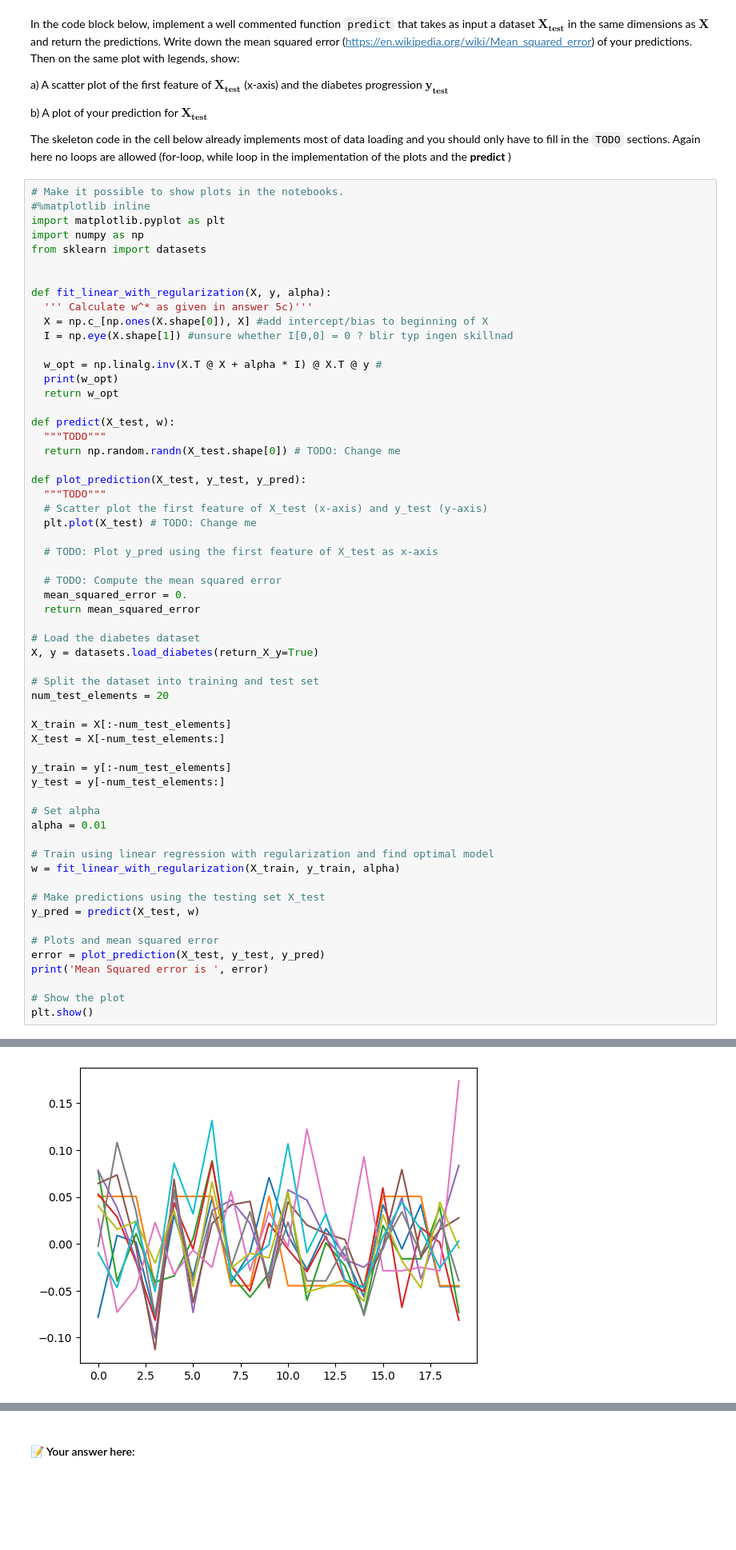
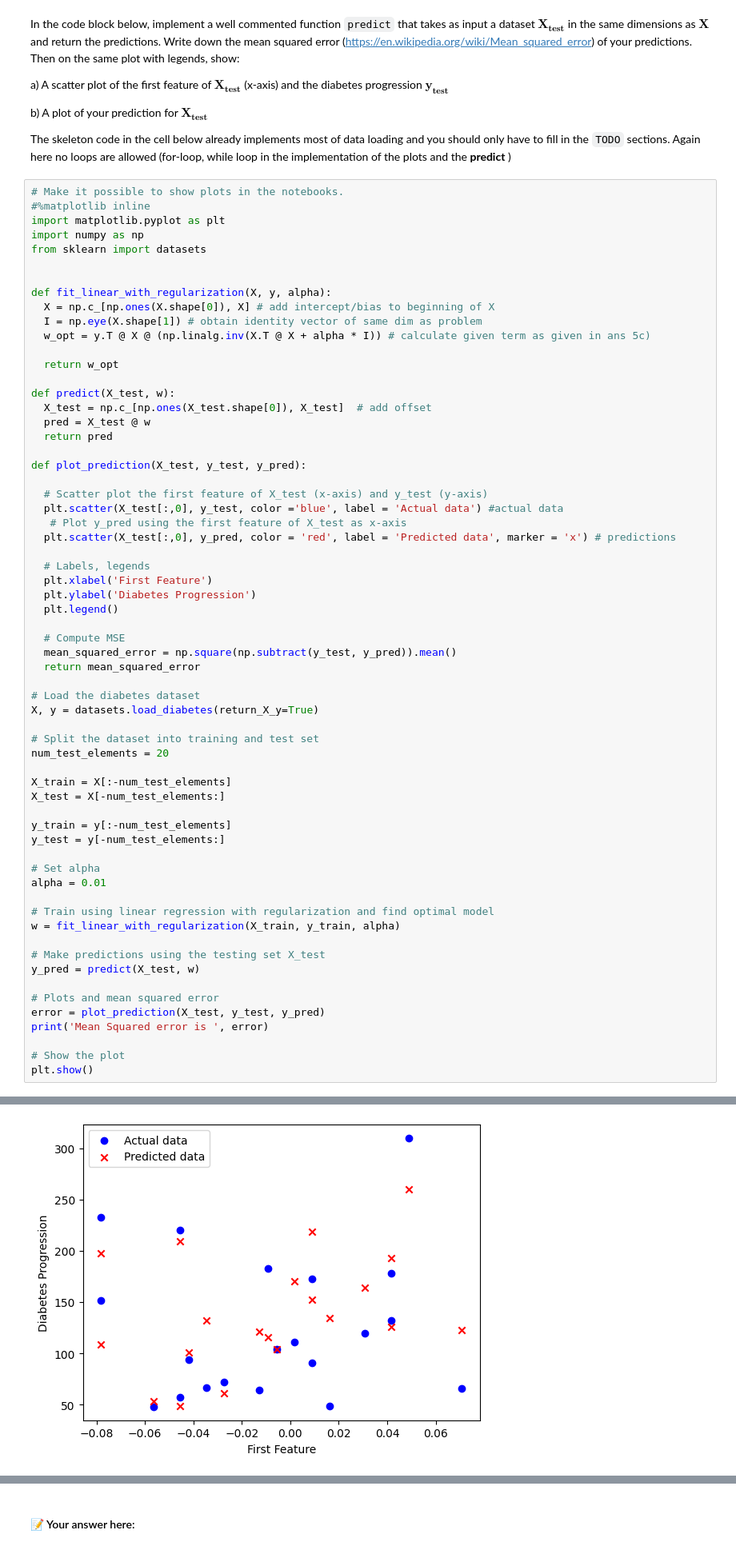
Before and after one commit to nils-led/TDA233, a Jupyter notebook: HW1_2025.ipynb, the cells around one changed output, grey strips where cells are left out. Shown: that part at 80% size. Saved outputs shown, nothing was run; the diff lists cells and outputs as text; blank space fills up the shorter version.

```diff
--- a/HW1_2025.ipynb
+++ b/HW1_2025.ipynb
@@ -300,27 +298,31 @@ from sklearn import datasets
 
 
 def fit_linear_with_regularization(X, y, alpha):
-  ''' Calculate w^* as given in answer 5c)'''
-  X = np.c_[np.ones(X.shape[0]), X] #add intercept/bias to beginning of X
-  I = np.eye(X.shape[1]) #unsure whether I[0,0] = 0 ? blir typ ingen skillnad
+  X = np.c_[np.ones(X.shape[0]), X] # add intercept/bias to beginning of X
+  I = np.eye(X.shape[1]) # obtain identity vector of same dim as problem
+  w_opt = y.T @ X @ (np.linalg.inv(X.T @ X + alpha * I)) # calculate given term as given in ans 5c)
 
-  w_opt = np.linalg.inv(X.T @ X + alpha * I) @ X.T @ y #
-  print(w_opt)
   return w_opt
 
 def predict(X_test, w):
-  """TODO"""
-  return np.random.randn(X_test.shape[0]) # TODO: Change me
+  X_test = np.c_[np.ones(X_test.shape[0]), X_test]  # add offset
+  pred = X_test @ w
+  return pred
 
 def plot_prediction(X_test, y_test, y_pred):
-  """TODO"""
+
   # Scatter plot the first feature of X_test (x-axis) and y_test (y-axis)
-  plt.plot(X_test) # TODO: Change me
+  plt.scatter(X_test[:,0], y_test, color ='blue', label = 'Actual data') #actual data
+   # Plot y_pred using the first feature of X_test as x-axis
+  plt.scatter(X_test[:,0], y_pred, color = 'red', label = 'Predicted data', marker = 'x') # predictions
 
-  # TODO: Plot y_pred using the first feature of X_test as x-axis
+  # Labels, legends
+  plt.xlabel('First Feature')
+  plt.ylabel('Diabetes Progression')
+  plt.legend()
 
-  # TODO: Compute the mean squared error
-  mean_squared_error = 0.
+  # Compute MSE
+  mean_squared_error = np.square(np.subtract(y_test, y_pred)).mean()
   return mean_squared_error
 
 # Load the diabetes dataset
@@ -358,4 +362,4 @@ Mean Squared error is  0.0
-[figure, old version]
+[figure, new version]
 # %% [markdown]
 # Bonus problem
 Answering this question will not give you any additional points. Not answering this question will not prevent you from getting full points (if all other questions are answered correctly). However, if you answer this question, we will pick exactly one question where you didn't receive full points in this assignment and give you **at most** 4 more points there. In particular, between the questions for which you have reasonably attempted a solution, we will pick the one where the difference between the full point and the point you received is the maximum.
```
Also changed, not shown: parts of 4 cells of this notebook.
